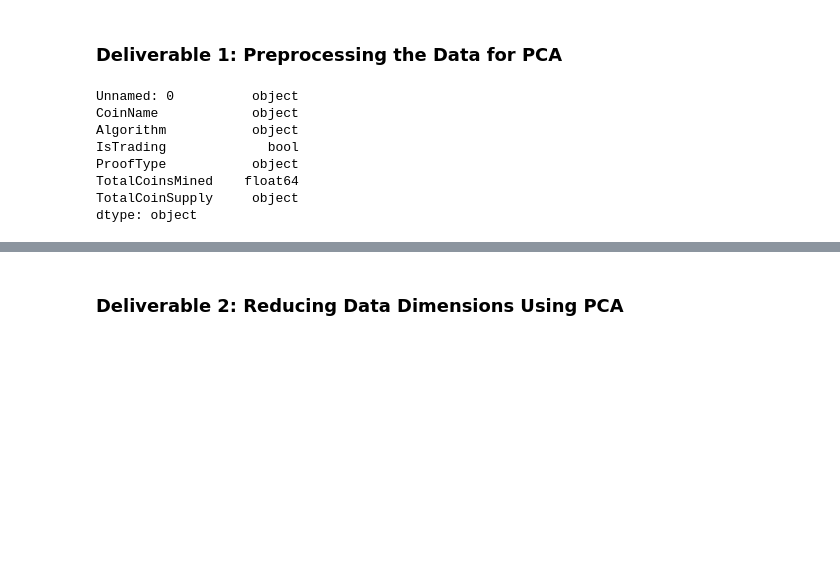
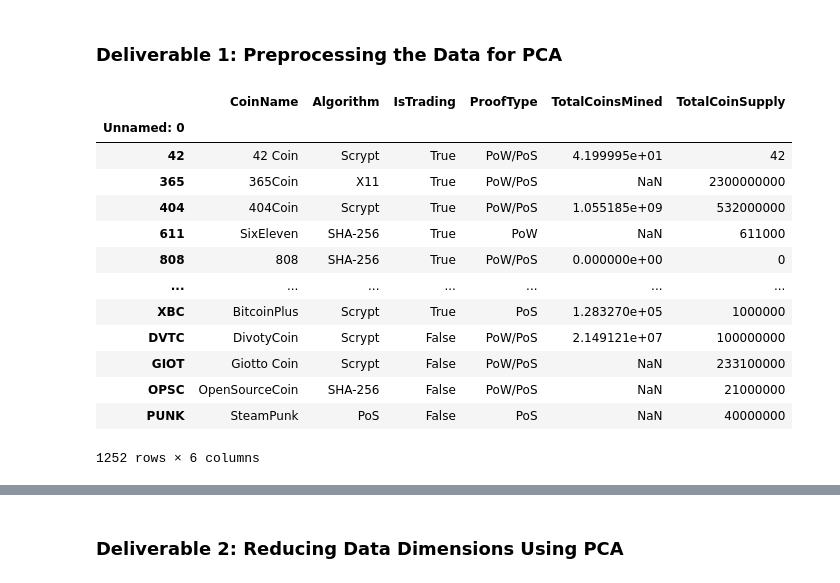
Before and after one commit to YourOriginal/Bitcoin_ML, a Jupyter notebook: crypto_clustering.ipynb, the cells around one changed output, grey strips where cells are left out. Saved outputs shown, nothing was run; the diff lists cells and outputs as text; code cells hidden in the pictures; blank space fills up the shorter version.

```diff
--- a/crypto_clustering.ipynb
+++ b/crypto_clustering.ipynb
@@ -14,17 +14,24 @@ from sklearn.cluster import KMeans
 # %%
 # Load the crypto_data.csv dataset.
 file = 'crypto_data.csv'
 df = pd.read_csv(file)
-df.dtypes
+df.set_index('Unnamed: 0', inplace=True)
+df
 # %% [output]
+|  | CoinName | Algorithm | IsTrading | ProofType | TotalCoinsMined | TotalCoinSupply |
+| Unnamed: 0 |  |  |  |  |  |  |
+| 42 | 42 Coin | Scrypt | True | PoW/PoS | 4.199995e+01 | 42 |
+| 365 | 365Coin | X11 | True | PoW/PoS | NaN | 2300000000 |
+| 404 | 404Coin | Scrypt | True | PoW/PoS | 1.055185e+09 | 532000000 |
+| 611 | SixEleven | SHA-256 | True | PoW | NaN | 611000 |
+| 808 | 808 | SHA-256 | True | PoW/PoS | 0.000000e+00 | 0 |
+| ... | ... | ... | ... | ... | ... | ... |
+| XBC | BitcoinPlus | Scrypt | True | PoS | 1.283270e+05 | 1000000 |
+| DVTC | DivotyCoin | Scrypt | False | PoW/PoS | 2.149121e+07 | 100000000 |
+| GIOT | Giotto Coin | Scrypt | False | PoW/PoS | NaN | 233100000 |
+| OPSC | OpenSourceCoin | SHA-256 | False | PoW/PoS | NaN | 21000000 |
+| PUNK | SteamPunk | PoS | False | PoS | NaN | 40000000 |
-Unnamed: 0          object
-CoinName            object
-Algorithm           object
-IsTrading             bool
-ProofType           object
-TotalCoinsMined    float64
-TotalCoinSupply     object
-dtype: object
+1252 rows × 6 columns
 # %%
 # Keep all the cryptocurrencies that are being traded.
 df = df[df['IsTrading'] == True]
```
Also changed, not shown: parts of 16 cells of this notebook.
